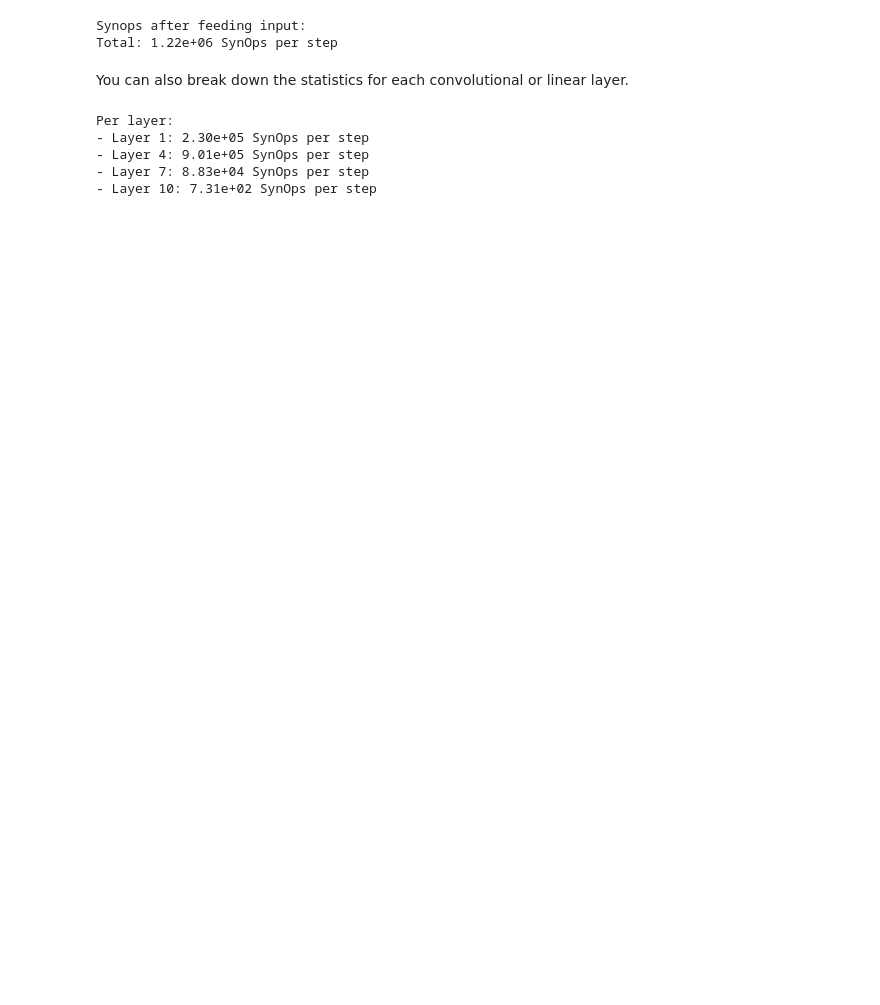
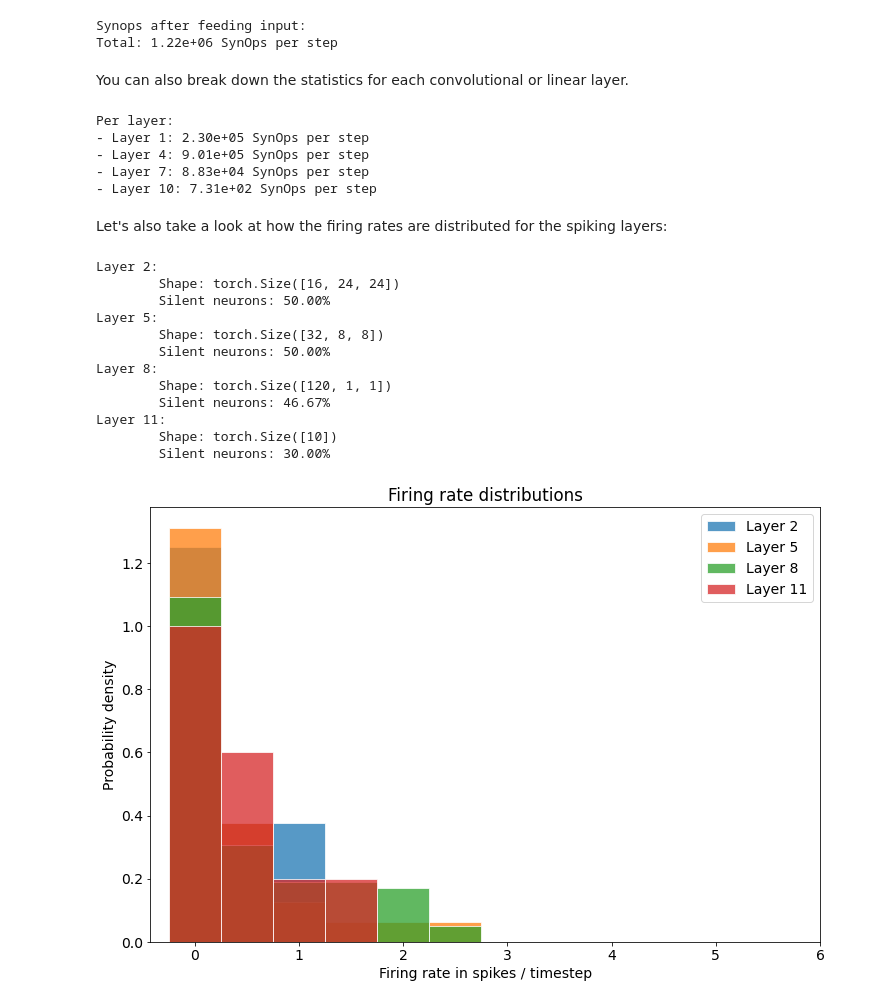
Before and after one commit to synsense/sinabs, a Jupyter notebook: docs/how_tos/synops_loss_snn.ipynb, the cells around one changed output. Saved outputs shown, nothing was run; the diff lists cells and outputs as text; code cells hidden in the pictures; blank space fills up the shorter version.

```diff
--- a/docs/how_tos/synops_loss_snn.ipynb
+++ b/docs/how_tos/synops_loss_snn.ipynb
@@ -59,3 +66,5 @@ Per layer:
 - Layer 4: 9.01e+05 SynOps per step
 - Layer 7: 8.83e+04 SynOps per step
 - Layer 10: 7.31e+02 SynOps per step
+# %% [markdown]
+Let's also take a look at how the firing rates are distributed for the spiking layers:
@@ -62,2 +73,39 @@ Per layer:
+# %%
+plt.rcParams["figure.figsize"] = (12, 8)
+plt.rcParams["font.size"] = 14
+bins = (np.arange(8) - 0.5) * 0.5
+for layer_idx, layer in enumerate(snn):
+    if isinstance(layer, sl.StatefulLayer) and hasattr(layer, "hook_data"):
+        firing_rates = layer.hook_data["firing_rate_per_neuron"]
+        print(f"Layer {layer_idx}:")
+        print(f"\tShape: {firing_rates.shape}")
+        print(f"\tSilent neurons: {(firing_rates == 0).float().mean():.2%}")
+        plt.hist(
+            firing_rates.detach().numpy().flat,
+            bins=bins,
+            label=f"Layer {layer_idx}",
+            density=True,
+            ec="white",
+            alpha=0.75,
+        )
+plt.xticks(np.arange(7))
+plt.xlabel("Firing rate in spikes / timestep")
+plt.ylabel("Probability density")
+plt.legend(loc="best")
+plt.title("Firing rate distributions");
+# %% [output]
+Layer 2:
+        Shape: torch.Size([16, 24, 24])
+        Silent neurons: 50.00%
+Layer 5:
+        Shape: torch.Size([32, 8, 8])
+        Silent neurons: 50.00%
+Layer 8:
+        Shape: torch.Size([120, 1, 1])
+        Silent neurons: 46.67%
+Layer 11:
+        Shape: torch.Size([10])
+        Silent neurons: 30.00%
+[figure, added]
 # %% [markdown]
 Once we can calculate the total number of synaptic operations, we might want to choose a target SynOps number as part of our objective function. This time, let's optimize each layer individually, rather than their sum. We will set a target of 500'000 operations per layer.
```
Also changed, not shown: parts of 13 cells of this notebook.
